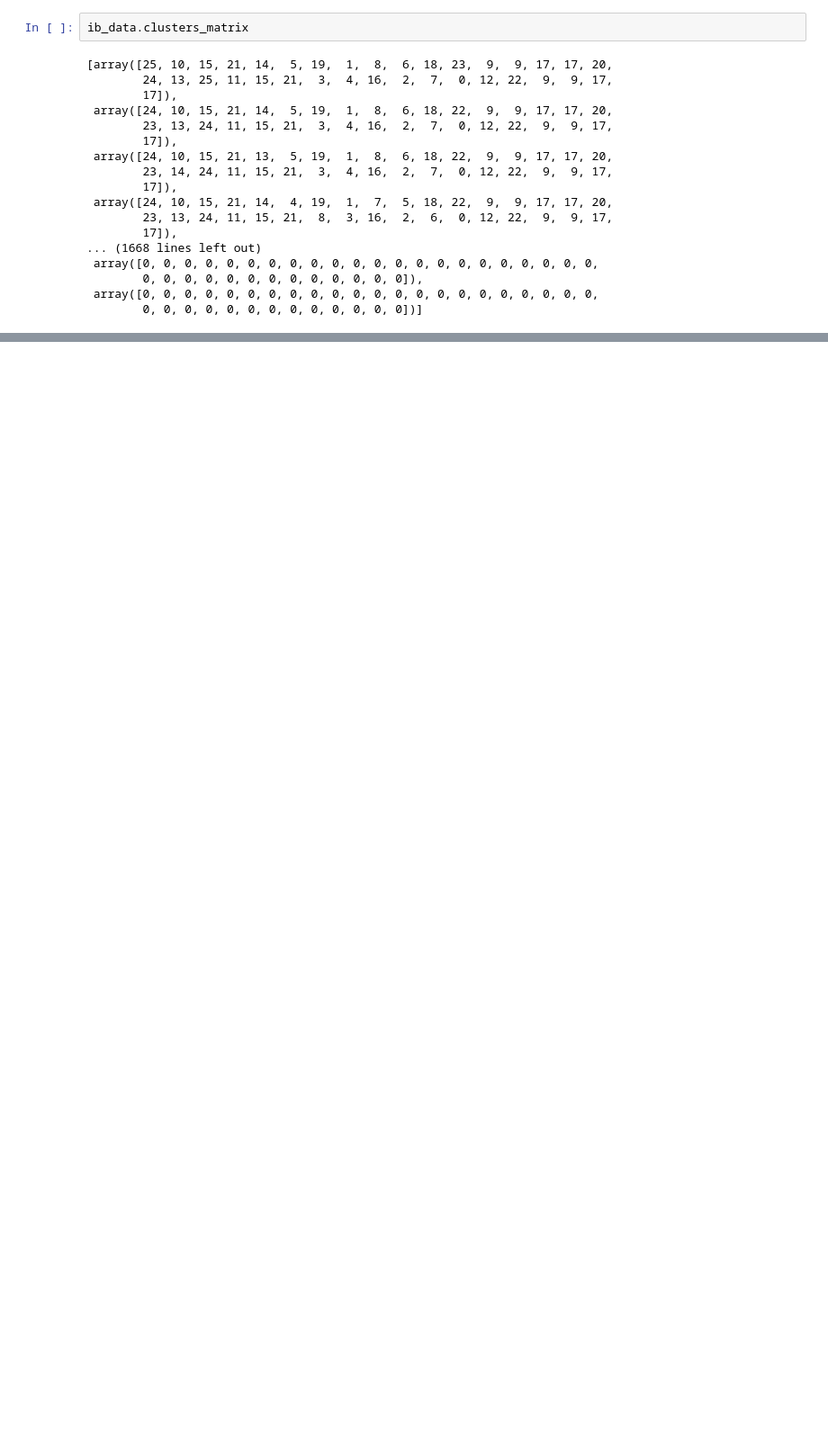
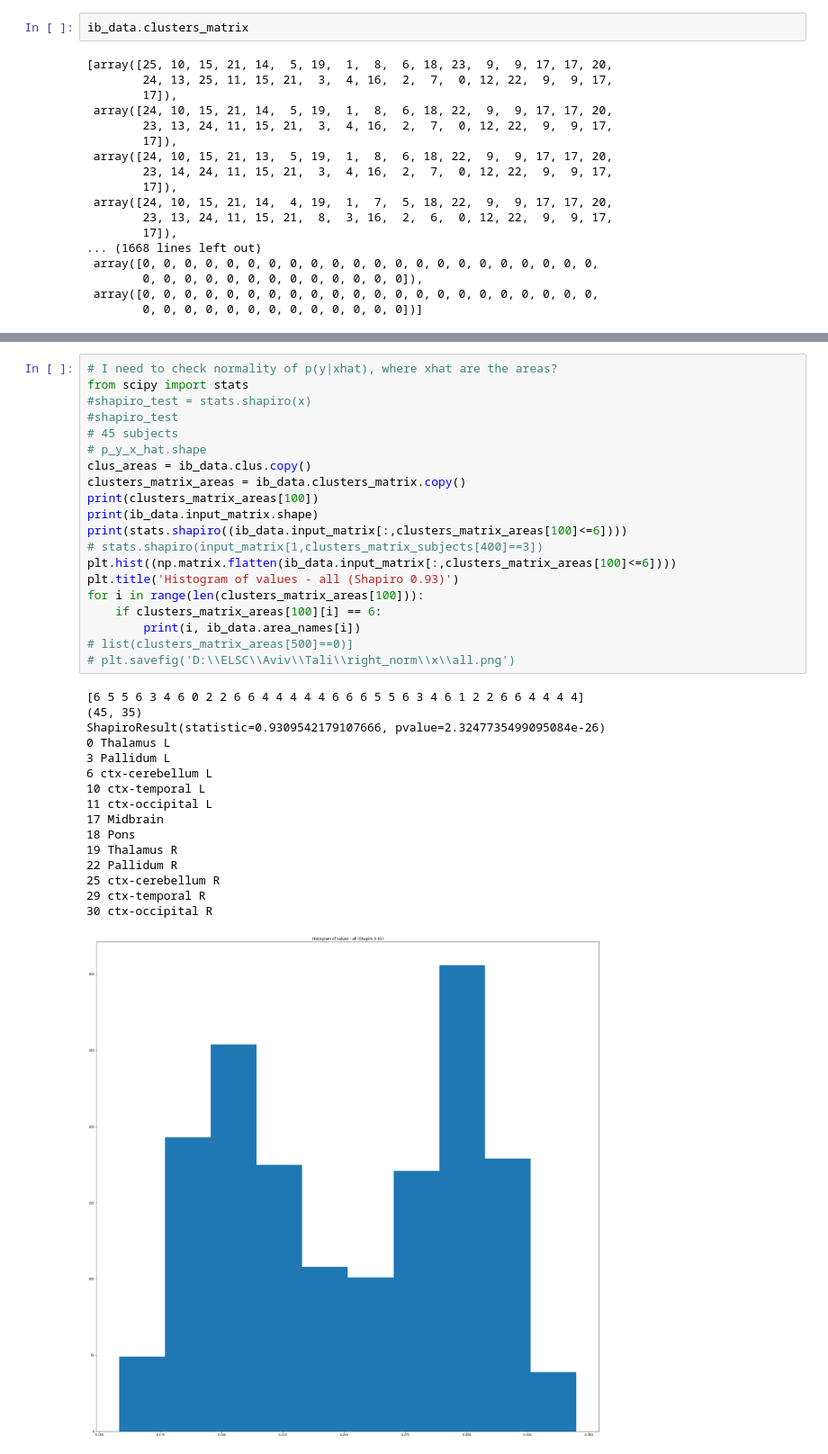
Before and after one commit to nitaiseri/IB-for-MRI, a Jupyter notebook: IB_Nitai.ipynb, the cells around one changed output, grey strips where cells are left out. Shown at 90% size. Saved outputs shown, nothing was run; the diff lists cells and outputs as text; blank space fills up the shorter version.

```diff
--- a/IB_Nitai.ipynb
+++ b/IB_Nitai.ipynb
@@ -341,0 +426,37 @@ ib_data.clusters_matrix
+# %%
+# I need to check normality of p(y|xhat), where xhat are the areas?
+from scipy import stats
+#shapiro_test = stats.shapiro(x)
+#shapiro_test
+# 45 subjects
+# p_y_x_hat.shape
+clus_areas = ib_data.clus.copy()
+clusters_matrix_areas = ib_data.clusters_matrix.copy()
+print(clusters_matrix_areas[100])
+print(ib_data.input_matrix.shape)
+print(stats.shapiro((ib_data.input_matrix[:,clusters_matrix_areas[100]<=6])))
+# stats.shapiro(input_matrix[1,clusters_matrix_subjects[400]==3])
+plt.hist((np.matrix.flatten(ib_data.input_matrix[:,clusters_matrix_areas[100]<=6])))
+plt.title('Histogram of values - all (Shapiro 0.93)')
+for i in range(len(clusters_matrix_areas[100])):
+    if clusters_matrix_areas[100][i] == 6:
+        print(i, ib_data.area_names[i])
+# list(clusters_matrix_areas[500]==0)]
+# plt.savefig('D:\\ELSC\\Aviv\\Tali\\right_norm\\x\\all.png')
+# %% [output]
+[6 5 5 6 3 4 6 0 2 2 6 6 4 4 4 4 4 6 6 6 5 5 6 3 4 6 1 2 2 6 6 4 4 4 4]
+(45, 35)
+ShapiroResult(statistic=0.9309542179107666, pvalue=2.3247735499095084e-26)
+0 Thalamus L
+3 Pallidum L
+6 ctx-cerebellum L
+10 ctx-temporal L
+11 ctx-occipital L
+17 Midbrain
+18 Pons
+19 Thalamus R
+22 Pallidum R
+25 ctx-cerebellum R
+29 ctx-temporal R
+30 ctx-occipital R
+[figure, added]
```
Also changed, not shown: parts of 6 cells of this notebook.
